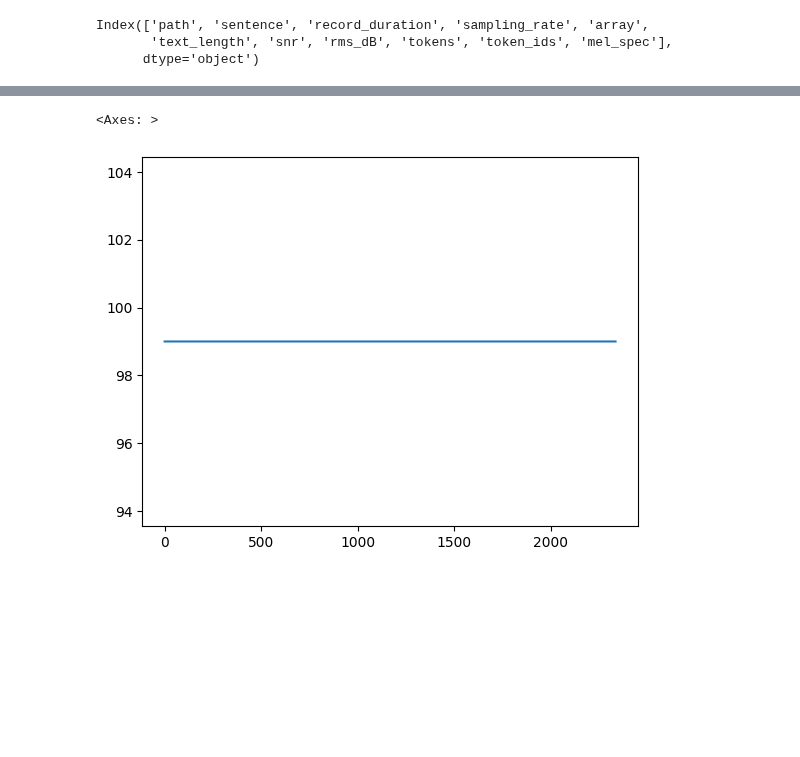
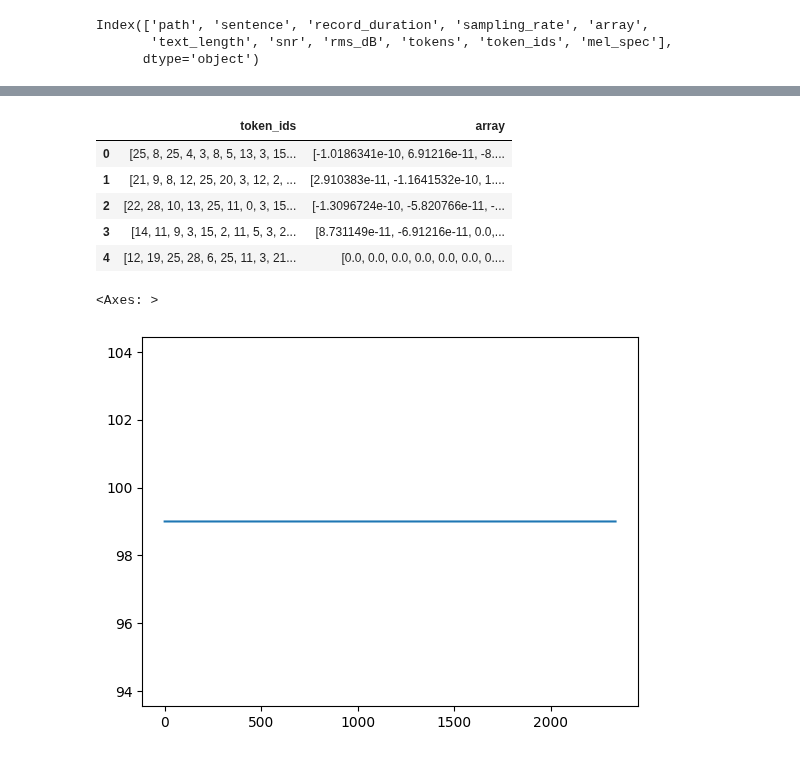
Before and after one commit to Rainfue/Speech-synthesis, a Jupyter notebook: Module1/Module1.ipynb, the cells around one changed output, grey strips where cells are left out. Cells and saved outputs as stored; diff of their text form; code cells hidden in the pictures; blank space fills up the shorter version.

```diff
--- a/Module1/Module1.ipynb
+++ b/Module1/Module1.ipynb
@@ -878 +877,11 @@ df.head()
+# %%
+df2 = df[['token_ids', 'array']]
+df2.head()
+# %% [output]
+|  | token_ids | array |
+| 0 | [25, 8, 25, 4, 3, 8, 5, 13, 3, 15... | [-1.0186341e-10, 6.91216e-11, -8.... |
+| 1 | [21, 9, 8, 12, 25, 20, 3, 12, 2, ... | [2.910383e-11, -1.1641532e-10, 1.... |
+| 2 | [22, 28, 10, 13, 25, 11, 0, 3, 15... | [-1.3096724e-10, -5.820766e-11, -... |
+| 3 | [14, 11, 9, 3, 15, 2, 11, 5, 3, 2... | [8.731149e-11, -6.91216e-11, 0.0,... |
+| 4 | [12, 19, 25, 28, 6, 25, 11, 3, 21... | [0.0, 0.0, 0.0, 0.0, 0.0, 0.0, 0.... |
 # %%
```
Also changed, not shown: parts of 17 cells of this notebook, 1 other file.
